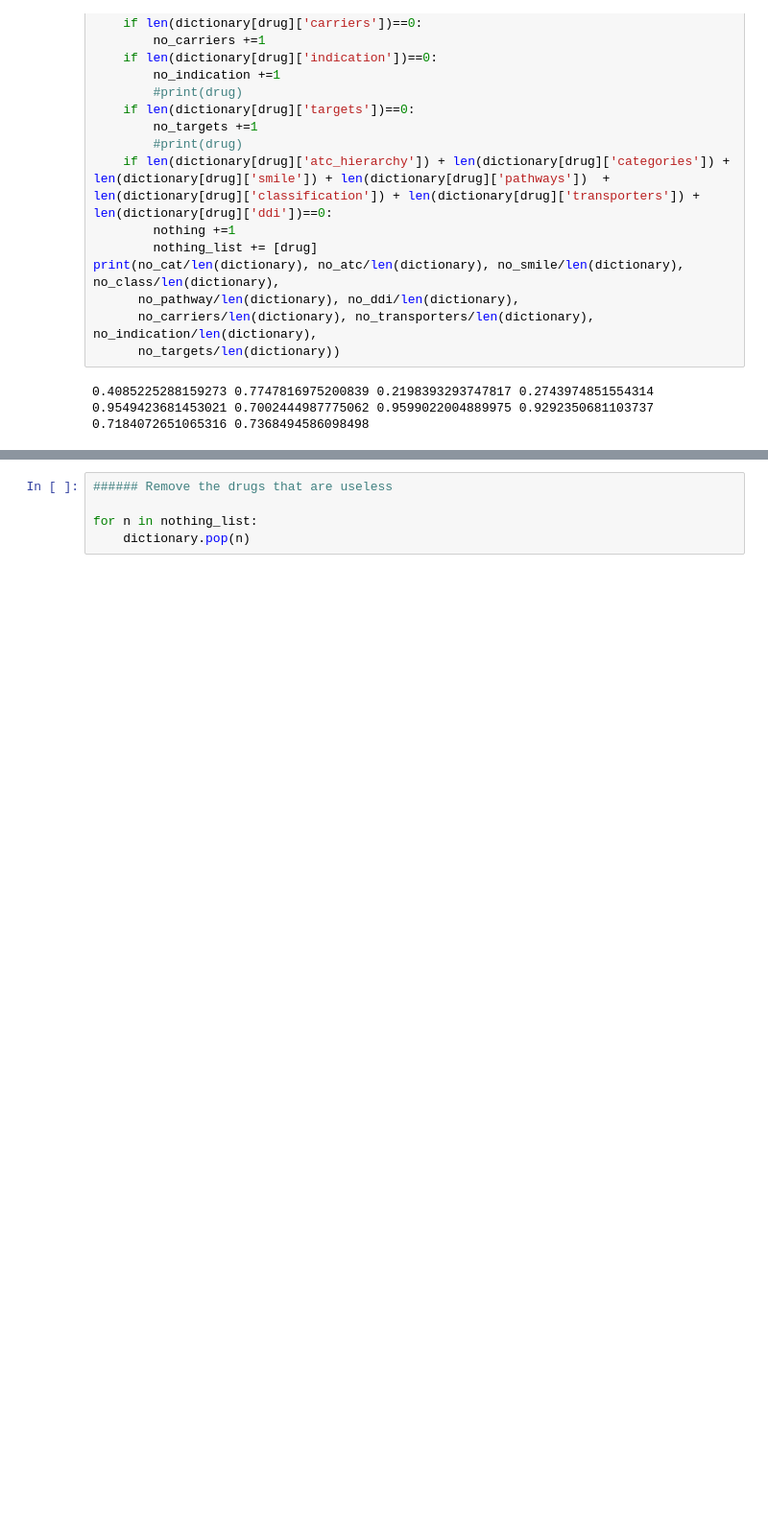
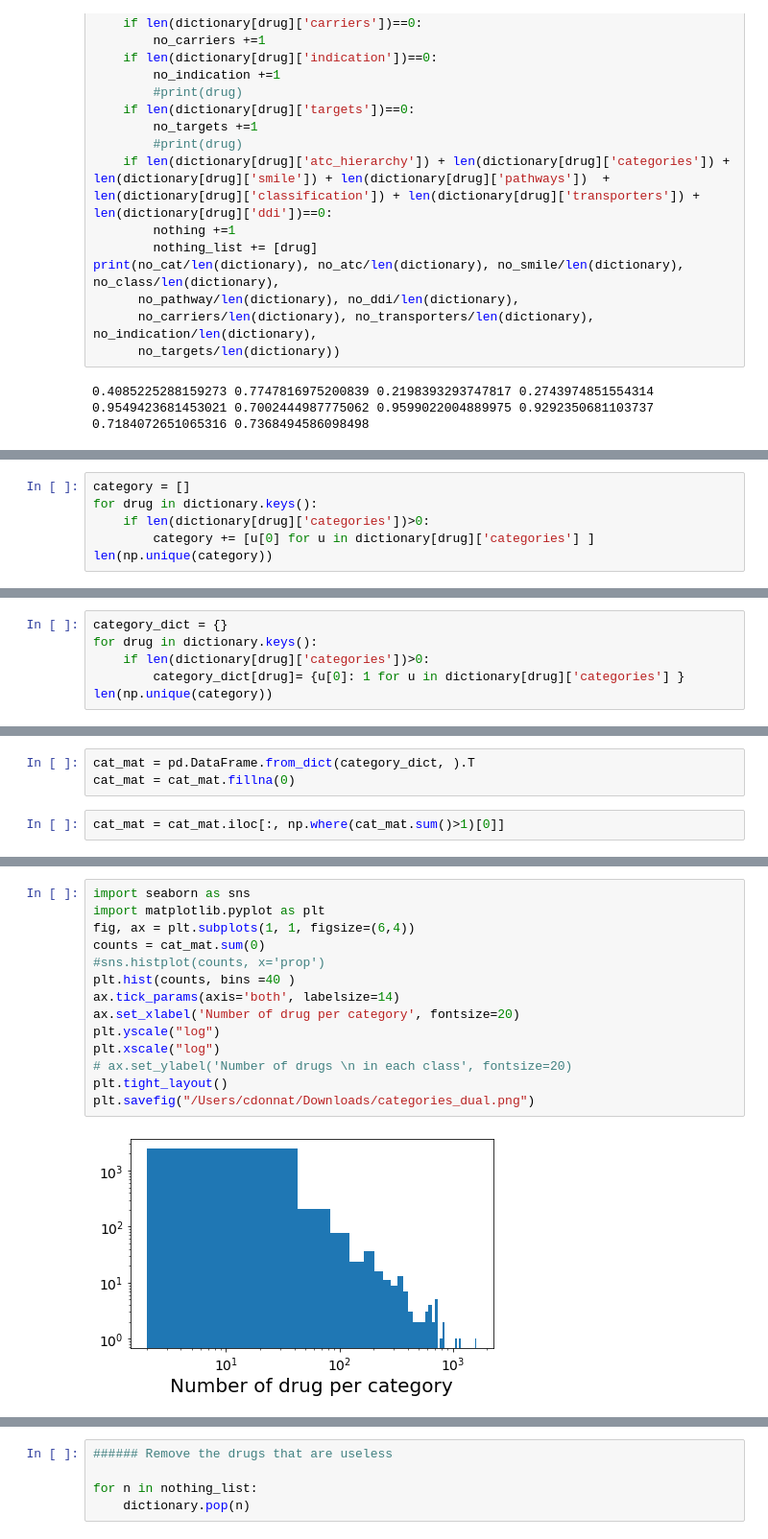
Before and after one commit to cchaves123/DDI-project, a Jupyter notebook: notebooks/make-graph.ipynb, the cells around one changed output, grey strips where cells are left out. Shown at 96% size. Cells and saved outputs as stored; diff of their text form; blank space fills up the shorter version.

```diff
--- a/notebooks/make-graph.ipynb
+++ b/notebooks/make-graph.ipynb
@@ -135,0 +78,6 @@ dictionary[drug]['classification']
+# %%
+category = []
+for drug in dictionary.keys():
+    if len(dictionary[drug]['categories'])>0:
+        category += [u[0] for u in dictionary[drug]['categories'] ]
+len(np.unique(category))
@@ -135,0 +86,6 @@ dictionary[drug]['classification']
+# %%
+category_dict = {}
+for drug in dictionary.keys():
+    if len(dictionary[drug]['categories'])>0:
+        category_dict[drug]= {u[0]: 1 for u in dictionary[drug]['categories'] }
+len(np.unique(category))
@@ -135,0 +94,5 @@ dictionary[drug]['classification']
+# %%
+cat_mat = pd.DataFrame.from_dict(category_dict, ).T
+cat_mat = cat_mat.fillna(0)
+# %%
+cat_mat = cat_mat.iloc[:, np.where(cat_mat.sum()>1)[0]]
@@ -135,0 +115,16 @@ dictionary[drug]['classification']
+# %%
+import seaborn as sns
+import matplotlib.pyplot as plt
+fig, ax = plt.subplots(1, 1, figsize=(6,4))
+counts = cat_mat.sum(0)
+#sns.histplot(counts, x='prop')
+plt.hist(counts, bins =40 )
+ax.tick_params(axis='both', labelsize=14)
+ax.set_xlabel('Number of drug per category', fontsize=20)
+plt.yscale("log")
+plt.xscale("log")
+# ax.set_ylabel('Number of drugs \n in each class', fontsize=20)
+plt.tight_layout()
+plt.savefig("/Users/cdonnat/Downloads/categories_dual.png")
+# %% [output]
+[figure, added]
```
Also changed, not shown: parts of 88 cells of this notebook, 4 other files.
